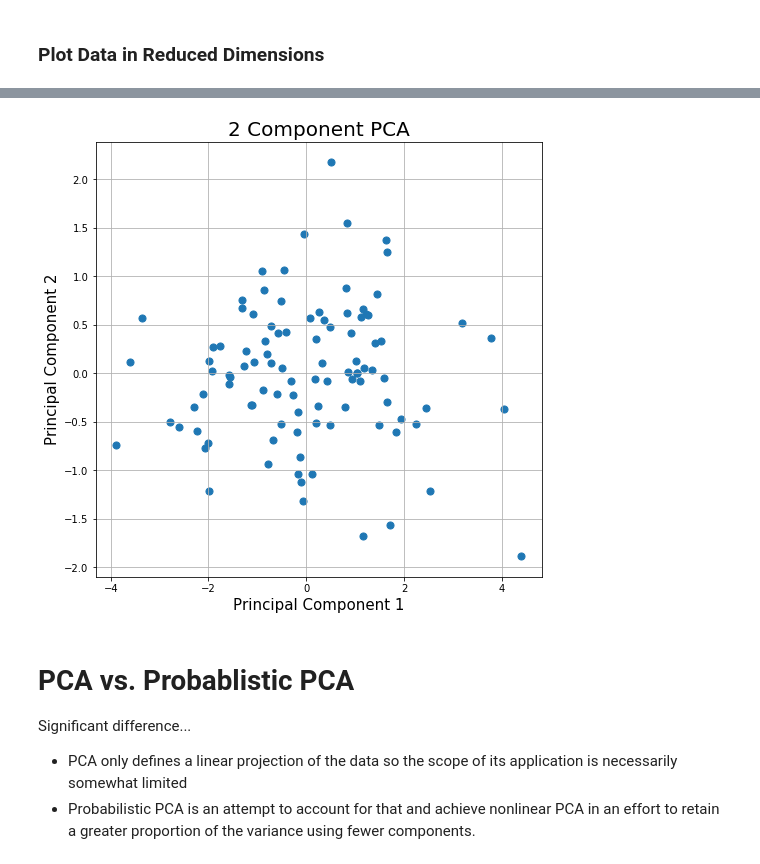
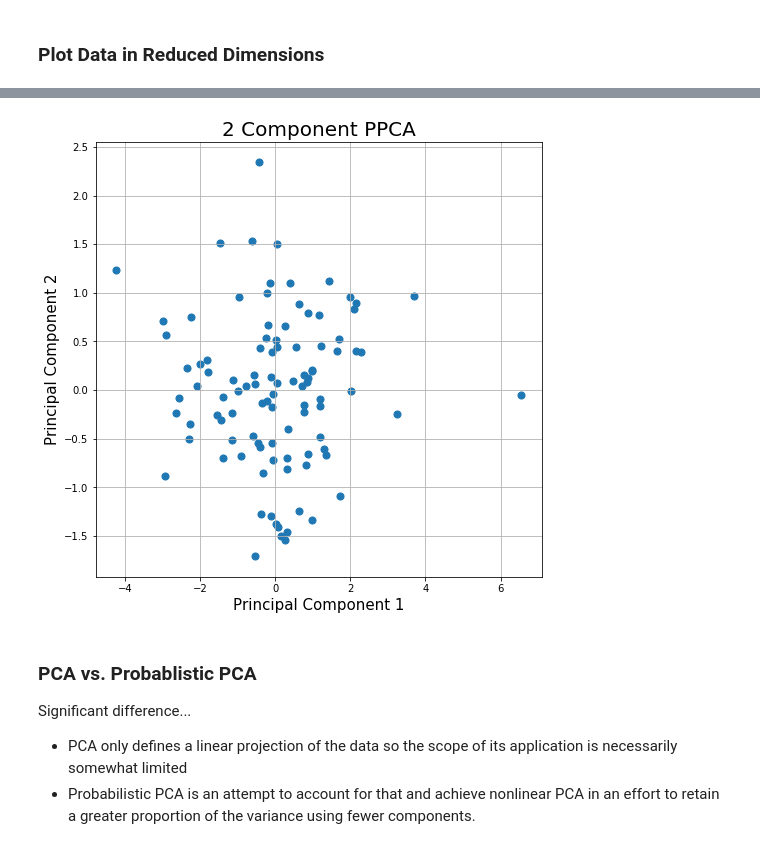
Before and after one commit to PaulinaKnight/Lin-Alg, a Jupyter notebook: Package Test.ipynb, the cells around one changed output, grey strips where cells are left out. Saved outputs shown, nothing was run; the diff lists cells and outputs as text; code cells hidden in the pictures.

```diff
--- a/Package Test.ipynb
+++ b/Package Test.ipynb
@@ -193,18 +206,18 @@ principalDf1.head(15)
 # %%
 fig = plt.figure(figsize = (8,8))
 ax = fig.add_subplot(1,1,1)
 ax.set_xlabel('Principal Component 1', fontsize = 15)
 ax.set_ylabel('Principal Component 2', fontsize = 15)
-ax.set_title('2 Component PCA', fontsize = 20)
+ax.set_title('2 Component PPCA', fontsize = 20)
 
 ax.scatter(principalDf1.loc[:, 'PC 1']
                , principalDf1.loc[:, 'PC 2']
                , s = 50)
 ax.grid()
 # %% [output]
-[figure, old version]
+[figure, new version]
 # %% [markdown]
-# PCA vs. Probablistic PCA
+### PCA vs. Probablistic PCA
 
 Significant difference...
 - PCA only defines a linear projection of the data so the scope of its application is necessarily somewhat limited
```
Also changed, not shown: parts of 14 cells of this notebook.
